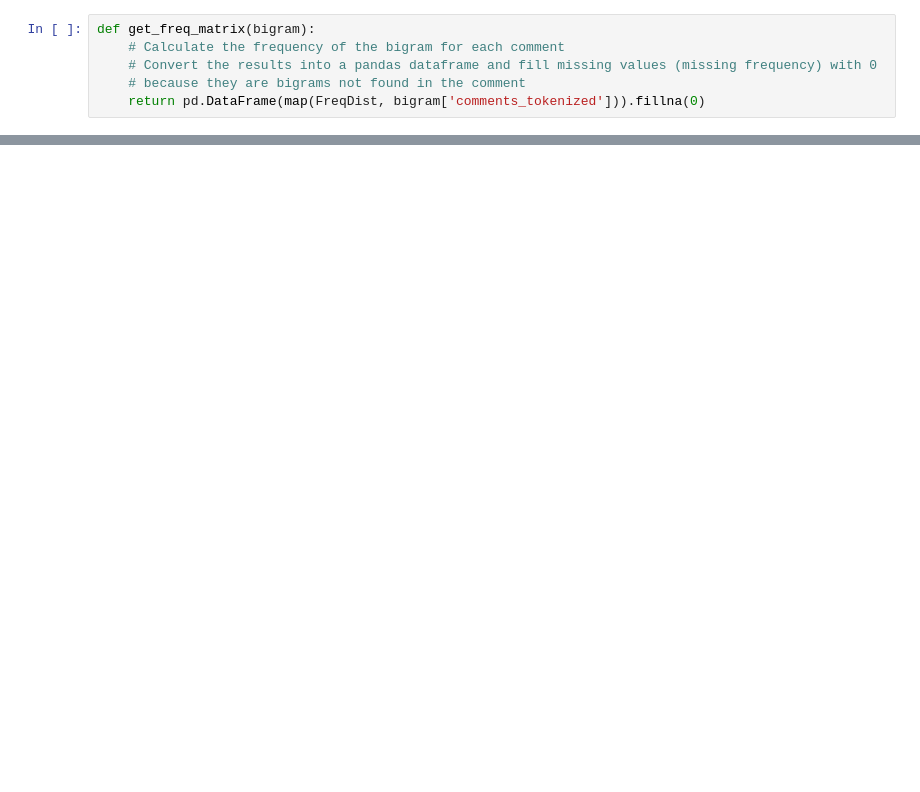
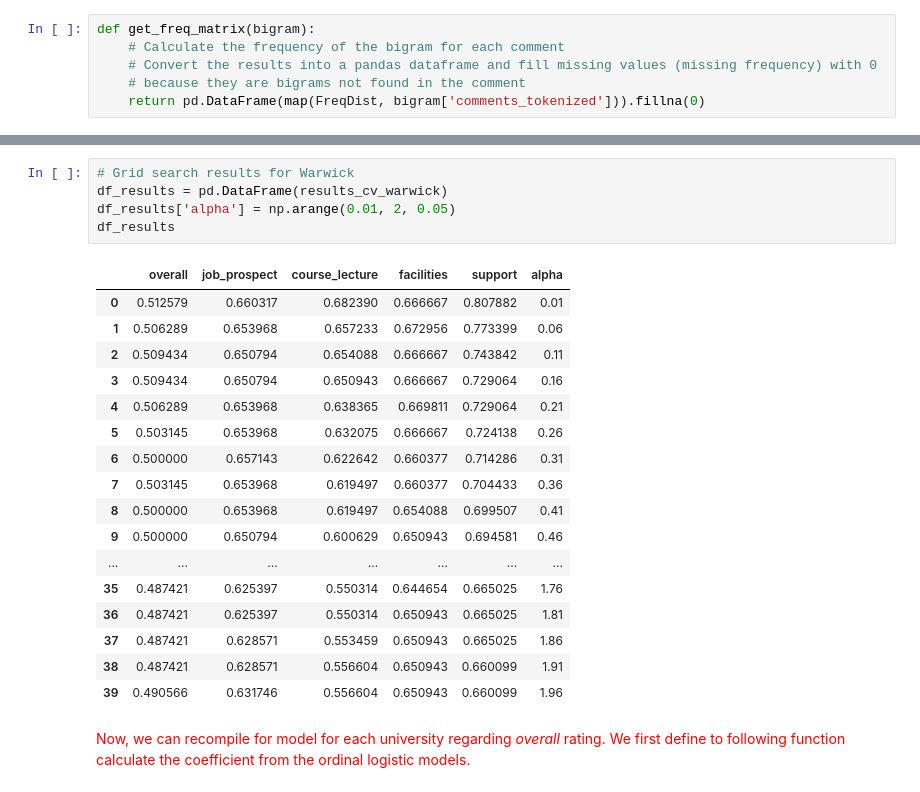
Before and after one commit to andyc1997/collecting_analyzing_big_data, a Jupyter notebook: Topic_modeling_and_text_classification.ipynb, the cells around one changed output, grey strips where cells are left out. Drawn from its saved outputs; the diff is of its cells as text; blank space fills up the shorter version.

```diff
--- a/Topic_modeling_and_text_classification.ipynb
+++ b/Topic_modeling_and_text_classification.ipynb
@@ -501,0 +657,25 @@ freq_matrix_bigram_warwick = get_freq_matrix(bigram_warwick)
+# %%
+# Grid search results for Warwick
+df_results = pd.DataFrame(results_cv_warwick)
+df_results['alpha'] = np.arange(0.01, 2, 0.05)
+df_results
+# %% [output]
+|  | overall | job_prospect | course_lecture | facilities | support | alpha |
+| 0 | 0.512579 | 0.660317 | 0.682390 | 0.666667 | 0.807882 | 0.01 |
+| 1 | 0.506289 | 0.653968 | 0.657233 | 0.672956 | 0.773399 | 0.06 |
+| 2 | 0.509434 | 0.650794 | 0.654088 | 0.666667 | 0.743842 | 0.11 |
+| 3 | 0.509434 | 0.650794 | 0.650943 | 0.666667 | 0.729064 | 0.16 |
+| 4 | 0.506289 | 0.653968 | 0.638365 | 0.669811 | 0.729064 | 0.21 |
+| 5 | 0.503145 | 0.653968 | 0.632075 | 0.666667 | 0.724138 | 0.26 |
+| 6 | 0.500000 | 0.657143 | 0.622642 | 0.660377 | 0.714286 | 0.31 |
+| 7 | 0.503145 | 0.653968 | 0.619497 | 0.660377 | 0.704433 | 0.36 |
+| 8 | 0.500000 | 0.653968 | 0.619497 | 0.654088 | 0.699507 | 0.41 |
+| 9 | 0.500000 | 0.650794 | 0.600629 | 0.650943 | 0.694581 | 0.46 |
+| ... | ... | ... | ... | ... | ... | ... |
+| 35 | 0.487421 | 0.625397 | 0.550314 | 0.644654 | 0.665025 | 1.76 |
+| 36 | 0.487421 | 0.625397 | 0.550314 | 0.650943 | 0.665025 | 1.81 |
+| 37 | 0.487421 | 0.628571 | 0.553459 | 0.650943 | 0.665025 | 1.86 |
+| 38 | 0.487421 | 0.628571 | 0.556604 | 0.650943 | 0.660099 | 1.91 |
+| 39 | 0.490566 | 0.631746 | 0.556604 | 0.650943 | 0.660099 | 1.96 |
+# %% [markdown]
+<font color='red'>Now, we can recompile for model for each university regarding *overall* rating. We first define to following function calculate the coefficient from the ordinal logistic models.</font>
```
Also changed, not shown: parts of 42 cells of this notebook.
